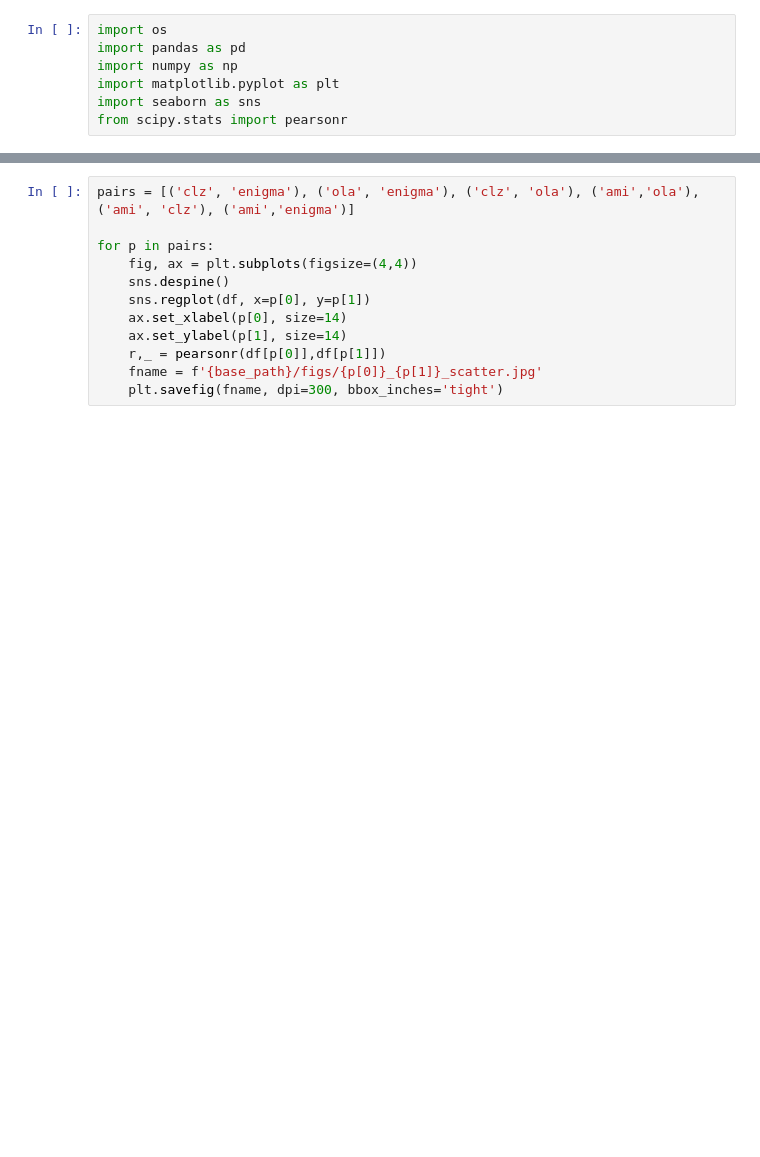
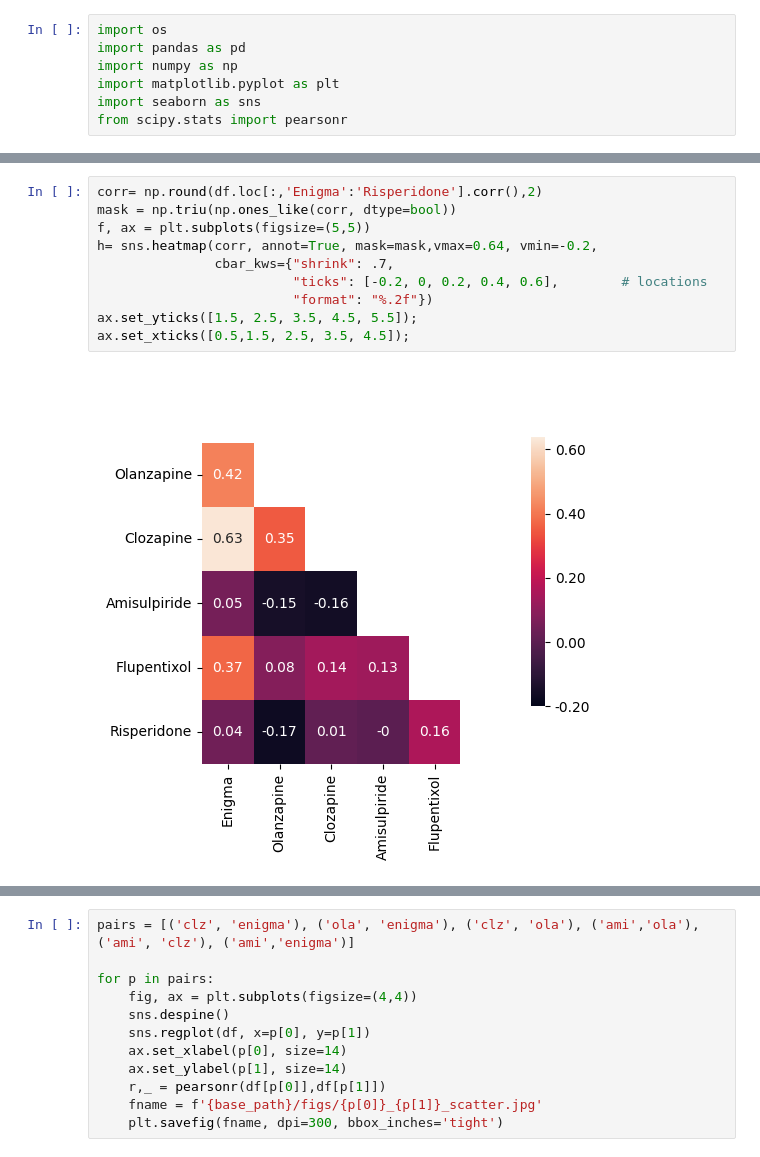
Before and after one commit to ltuominen/AP_comparison, a Jupyter notebook: code/correlate_patters.ipynb, the cells around one changed output, grey strips where cells are left out. Drawn from its saved outputs; the diff is of its cells as text; blank space fills up the shorter version.

```diff
--- a/code/correlate_patters.ipynb
+++ b/code/correlate_patters.ipynb
@@ -55,3 +80,15 @@ plt.savefig(fname, dpi=300, bbox_inches='tight')
+# %%
+corr= np.round(df.loc[:,'Enigma':'Risperidone'].corr(),2)
+mask = np.triu(np.ones_like(corr, dtype=bool))
+f, ax = plt.subplots(figsize=(5,5))
+h= sns.heatmap(corr, annot=True, mask=mask,vmax=0.64, vmin=-0.2,
+               cbar_kws={"shrink": .7,
+                         "ticks": [-0.2, 0, 0.2, 0.4, 0.6],        # locations
+                         "format": "%.2f"})
+ax.set_yticks([1.5, 2.5, 3.5, 4.5, 5.5]);
+ax.set_xticks([0.5,1.5, 2.5, 3.5, 4.5]);
+# %% [output]
+[figure, added]
 # %%
 fig  = plt.figure(figsize=(6,6))
 plt.rcParams['axes.spines.right'] = False
```
Also changed, not shown: parts of 7 cells of this notebook, 6 other files.
